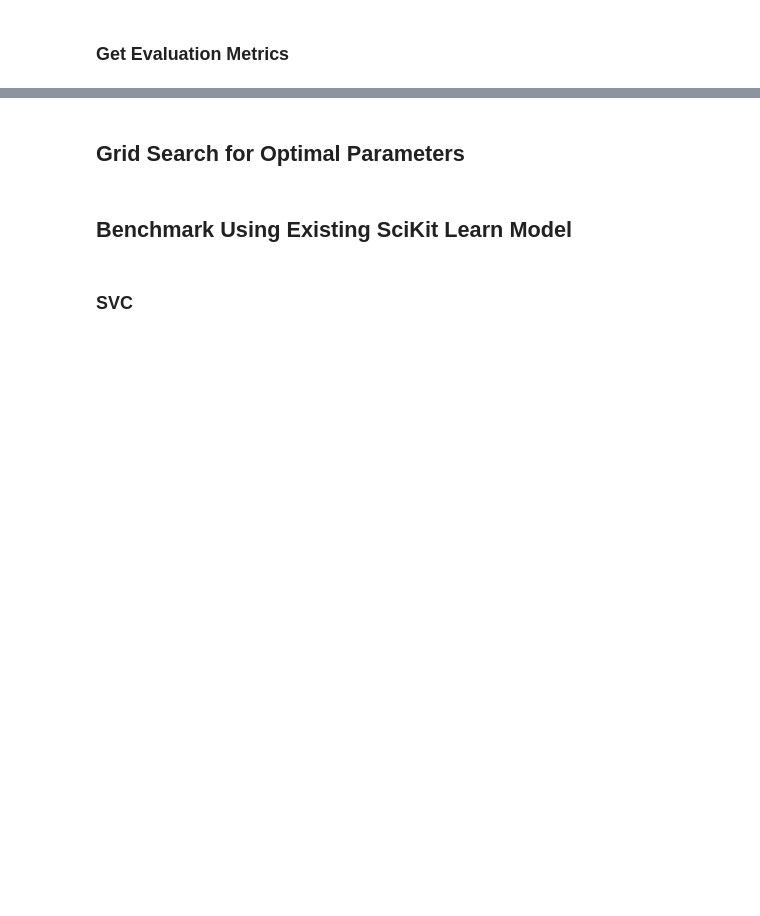
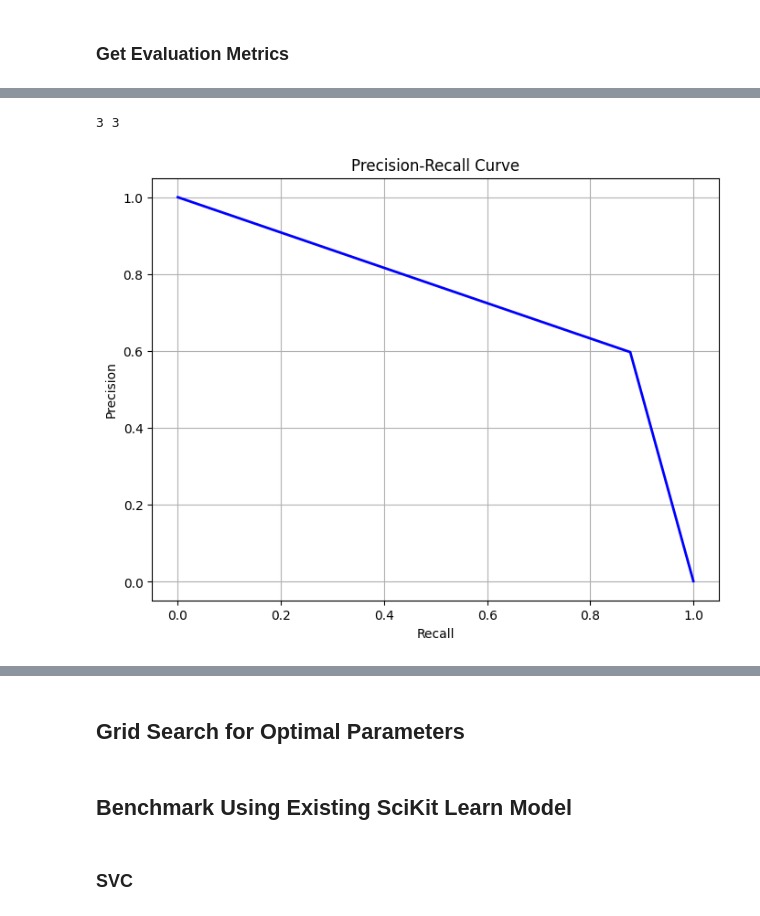
Before and after one commit to jthoerschgen/CS5402-Project, a Jupyter notebook: src/1_Soft-SVM.ipynb, the cells around one changed output, grey strips where cells are left out. Saved outputs shown, nothing was run; the diff lists cells and outputs as text; code cells hidden in the pictures; blank space fills up the shorter version.

```diff
--- a/src/1_Soft-SVM.ipynb
+++ b/src/1_Soft-SVM.ipynb
@@ -316,12 +357,20 @@ def evaluate(
     print(f"F1-SCORE:  {f1}")
     print()
 
-    auprc = sklearn.metrics.average_precision_score(
+    ap_score: float = sklearn.metrics.average_precision_score(
         test["Class"], test[prediction_column_name]
     )
-    print(f"Area Under the Precision-Recall Curve (AUPRC): {auprc}")
+    print(f"Area Under the Precision-Recall Curve (AUPRC): {ap_score}")
 
-    return (TP, TN, FP, FN), (precision, recall, f1)
+    precisions, recalls, _ = sklearn.metrics.precision_recall_curve(
+        test["Class"], test[prediction_column_name]
+    )
+
+    print("PRECISIONS:", precisions)
+    print()
+    print("RECALLS:", recalls)
+
+    return (TP, TN, FP, FN), (precision, recall, f1), (precisions, recalls)
 # %% [markdown]
 ## Train the Model
 # %% [markdown]
@@ -476,3 +557,15 @@ Area Under the Precision-Recall Curve (AUPRC): 0.0017204452090867595
+# %%
+print(len(precisions), len(recalls))
+plt.figure(figsize=(8, 6))
+plt.plot(recalls, precisions, color="blue", lw=2)
+plt.xlabel("Recall")
+plt.ylabel("Precision")
+plt.title("Precision-Recall Curve")
+plt.grid(True)
+plt.show()
+# %% [output]
+3 3
+[figure, added]
 # %%
 test.head()  # Show what the dataframe looks like with the predicted class column
 # %% [output]
```
Also changed, not shown: parts of 12 cells of this notebook.
